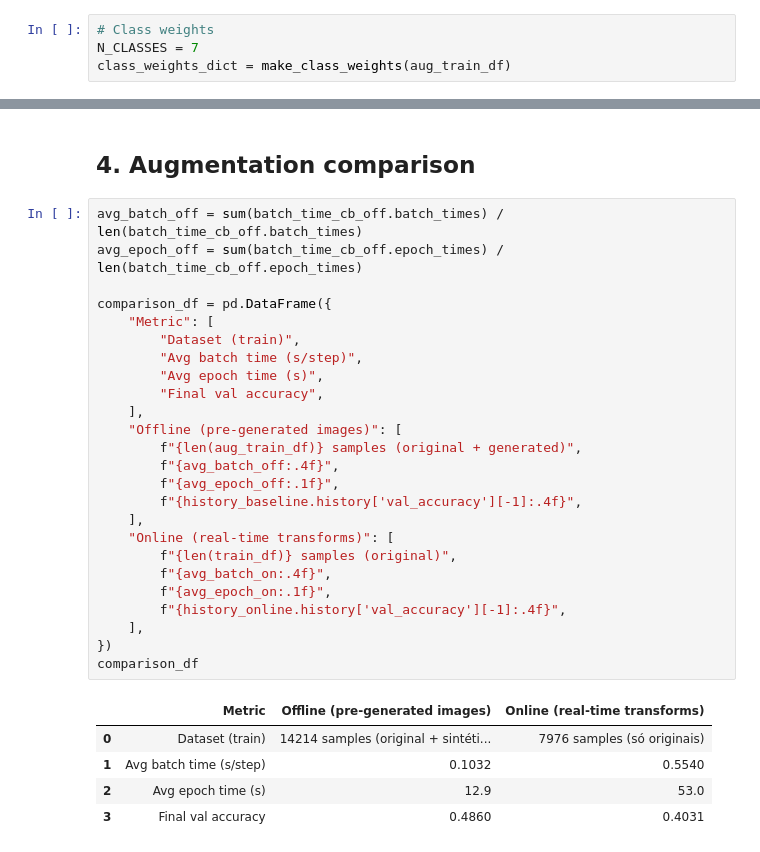
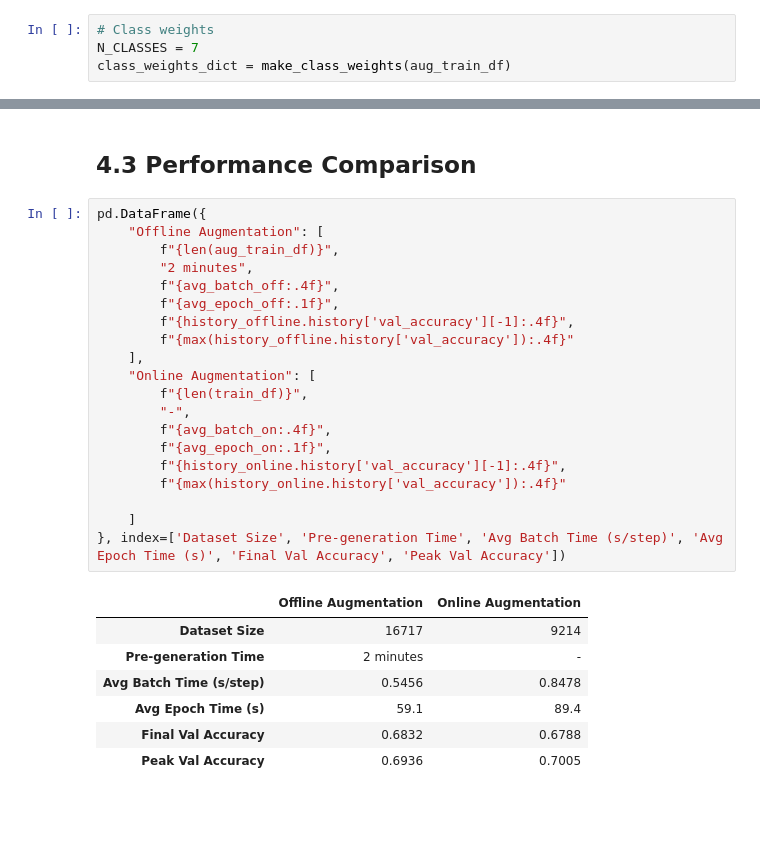
Before and after one commit to mariafranciscag/deep-learning-project, a Jupyter notebook: draft_Augmentation.ipynb, the cells around one changed output, grey strips where cells are left out. Cells and saved outputs as stored; diff of their text form; blank space fills up the shorter version.

Commit message:
augmentation almost finished

```diff
--- a/draft_Augmentation.ipynb
+++ b/draft_Augmentation.ipynb
@@ -449,36 +386,33 @@ Avg epoch time (online): 53.0 s
 # %% [markdown]
-## 4. Augmentation comparison
+## 4.3 Performance Comparison
-# %%
-avg_batch_off = sum(batch_time_cb_off.batch_times) / len(batch_time_cb_off.batch_times)
-avg_epoch_off = sum(batch_time_cb_off.epoch_times) / len(batch_time_cb_off.epoch_times)
-
-comparison_df = pd.DataFrame({
-    "Metric": [
-        "Dataset (train)",
-        "Avg batch time (s/step)",
-        "Avg epoch time (s)",
-        "Final val accuracy",
-    ],
-    "Offline (pre-generated images)": [
-        f"{len(aug_train_df)} samples (original + generated)",
-        f"{avg_batch_off:.4f}",
-        f"{avg_epoch_off:.1f}",
-        f"{history_baseline.history['val_accuracy'][-1]:.4f}",
-    ],
-    "Online (real-time transforms)": [
-        f"{len(train_df)} samples (original)",
-        f"{avg_batch_on:.4f}",
-        f"{avg_epoch_on:.1f}",
-        f"{history_online.history['val_accuracy'][-1]:.4f}",
-    ],
-})
-comparison_df
-# %% [output]
-|  | Metric | Offline (pre-generated images) | Online (real-time transforms) |
-| 0 | Dataset (train) | 14214 samples (original + sintéti... | 7976 samples (só originais) |
-| 1 | Avg batch time (s/step) | 0.1032 | 0.5540 |
-| 2 | Avg epoch time (s) | 12.9 | 53.0 |
-| 3 | Final val accuracy | 0.4860 | 0.4031 |
+# %%
+pd.DataFrame({
+    "Offline Augmentation": [
+        f"{len(aug_train_df)}",
+        "2 minutes",
+        f"{avg_batch_off:.4f}",
+        f"{avg_epoch_off:.1f}",
+        f"{history_offline.history['val_accuracy'][-1]:.4f}",
+        f"{max(history_offline.history['val_accuracy']):.4f}"
+    ],
+    "Online Augmentation": [
+        f"{len(train_df)}",
+        "-",
+        f"{avg_batch_on:.4f}",
+        f"{avg_epoch_on:.1f}",
+        f"{history_online.history['val_accuracy'][-1]:.4f}",
+        f"{max(history_online.history['val_accuracy']):.4f}"
+
+    ]
+}, index=['Dataset Size', 'Pre-generation Time', 'Avg Batch Time (s/step)', 'Avg Epoch Time (s)', 'Final Val Accuracy', 'Peak Val Accuracy'])
+# %% [output]
+|  | Offline Augmentation | Online Augmentation |
+| Dataset Size | 16717 | 9214 |
+| Pre-generation Time | 2 minutes | - |
+| Avg Batch Time (s/step) | 0.5456 | 0.8478 |
+| Avg Epoch Time (s) | 59.1 | 89.4 |
+| Final Val Accuracy | 0.6832 | 0.6788 |
+| Peak Val Accuracy | 0.6936 | 0.7005 |
 # %%
 fig, axes = plt.subplots(1, 2, figsize=(14, 5))
 
```
Also changed, not shown: parts of 29 cells of this notebook, 1 other file.
